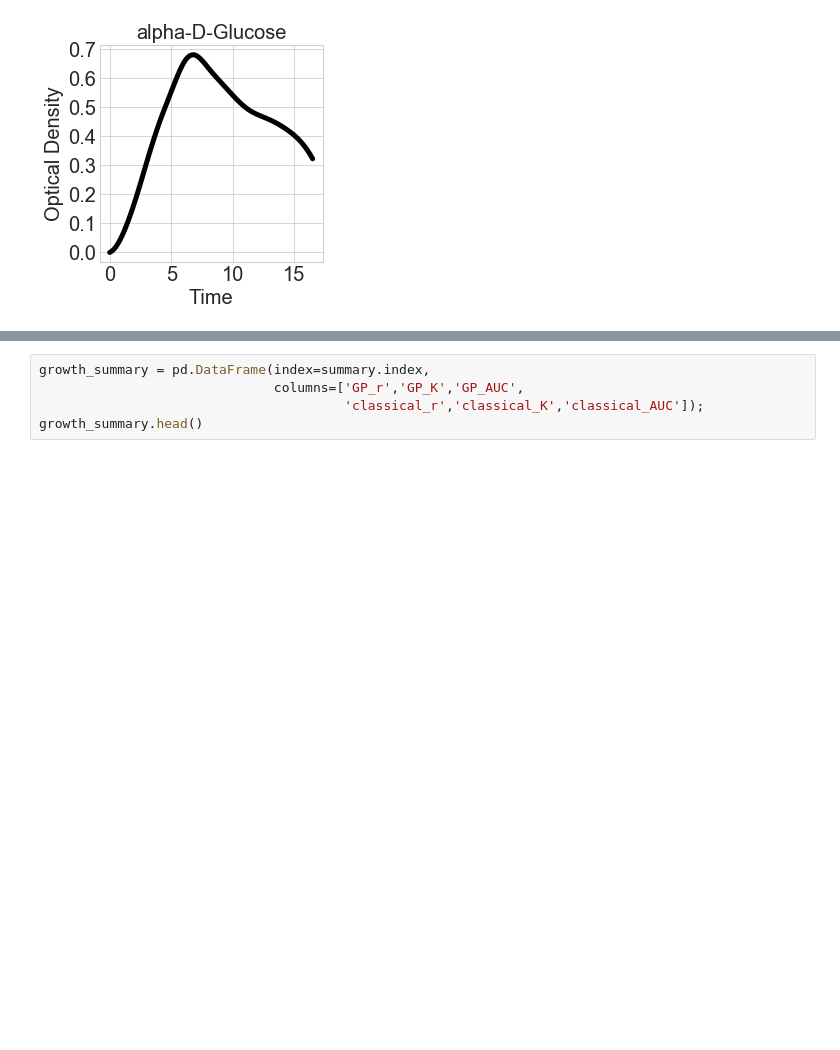
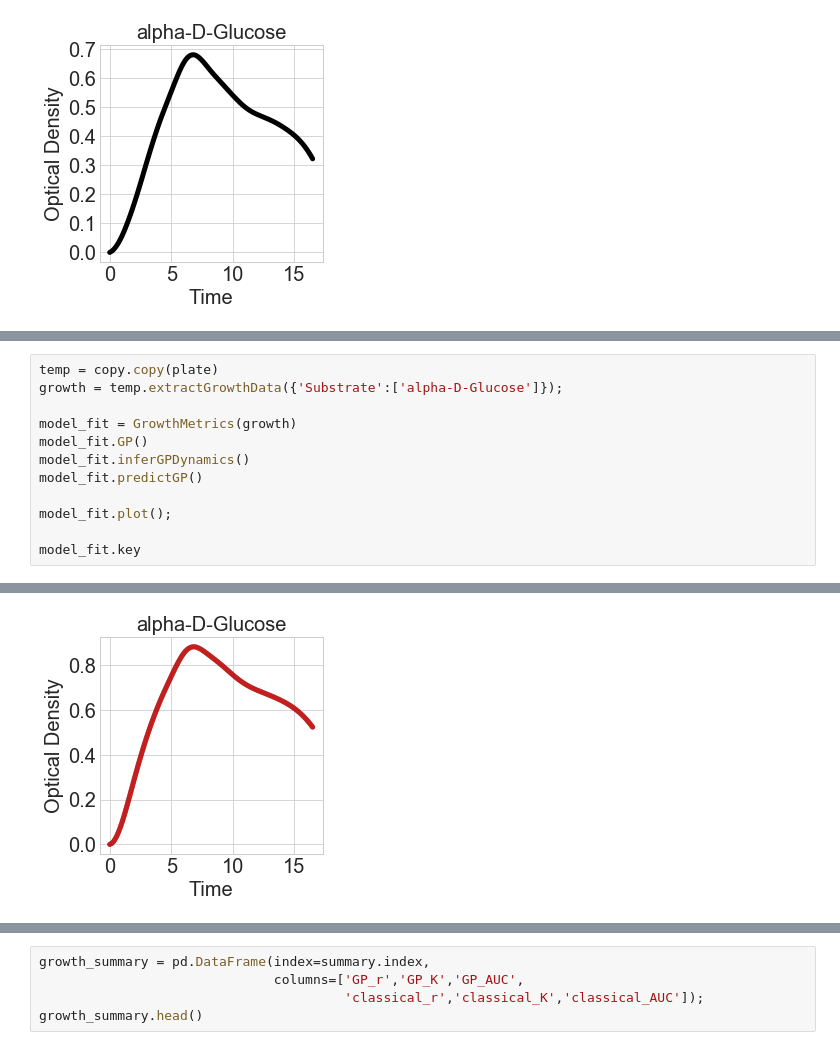
Before and after one commit to firasmidani/phenotypic-characterization, a Jupyter notebook: examples/2019-04-20-biolog-workflow-single-plate-test-case.ipynb, the cells around one changed output, grey strips where cells are left out. Drawn from its saved outputs; the diff is of its cells as text; blank space fills up the shorter version.

```diff
--- a/examples/2019-04-20-biolog-workflow-single-plate-test-case.ipynb
+++ b/examples/2019-04-20-biolog-workflow-single-plate-test-case.ipynb
@@ -210,0 +228,13 @@ temp.extractGrowthData({'Substrate':['alpha-D-Glucose']}).plot();
+# %%
+temp = copy.copy(plate)
+growth = temp.extractGrowthData({'Substrate':['alpha-D-Glucose']});
+
+model_fit = GrowthMetrics(growth)
+model_fit.GP()
+model_fit.inferGPDynamics()
+model_fit.predictGP()
+
+model_fit.plot();
+
+model_fit.key
+# %% [output]
@@ -210,0 +244 @@ temp.extractGrowthData({'Substrate':['alpha-D-Glucose']}).plot();
+[figure, added]
```
Also changed, not shown: parts of 3 cells of this notebook.
